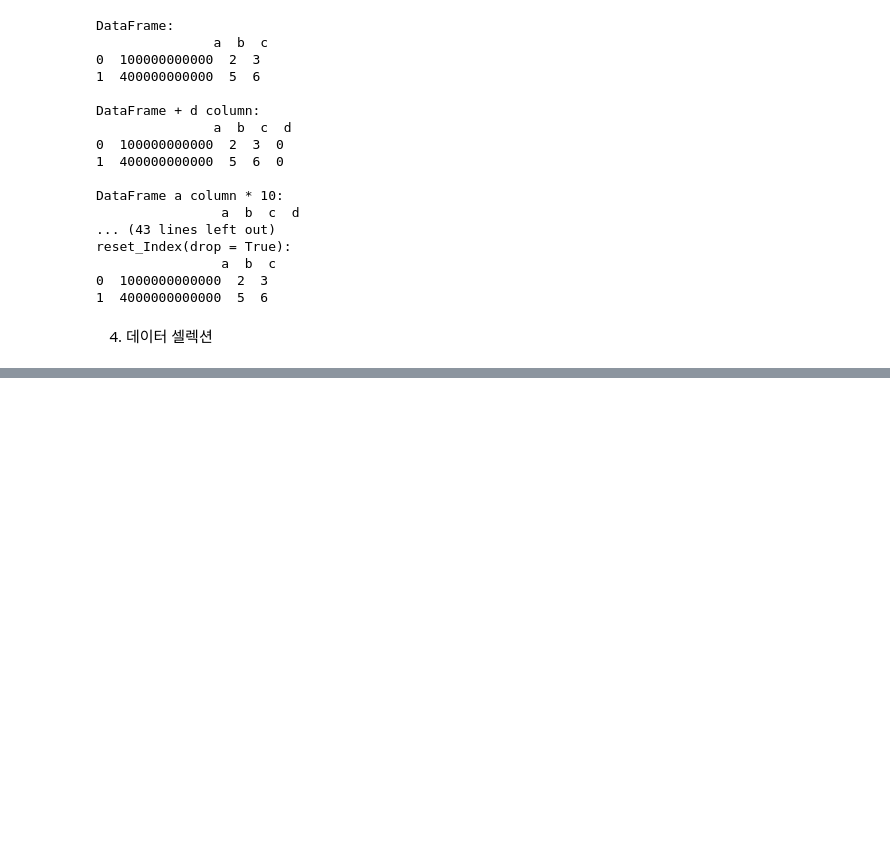
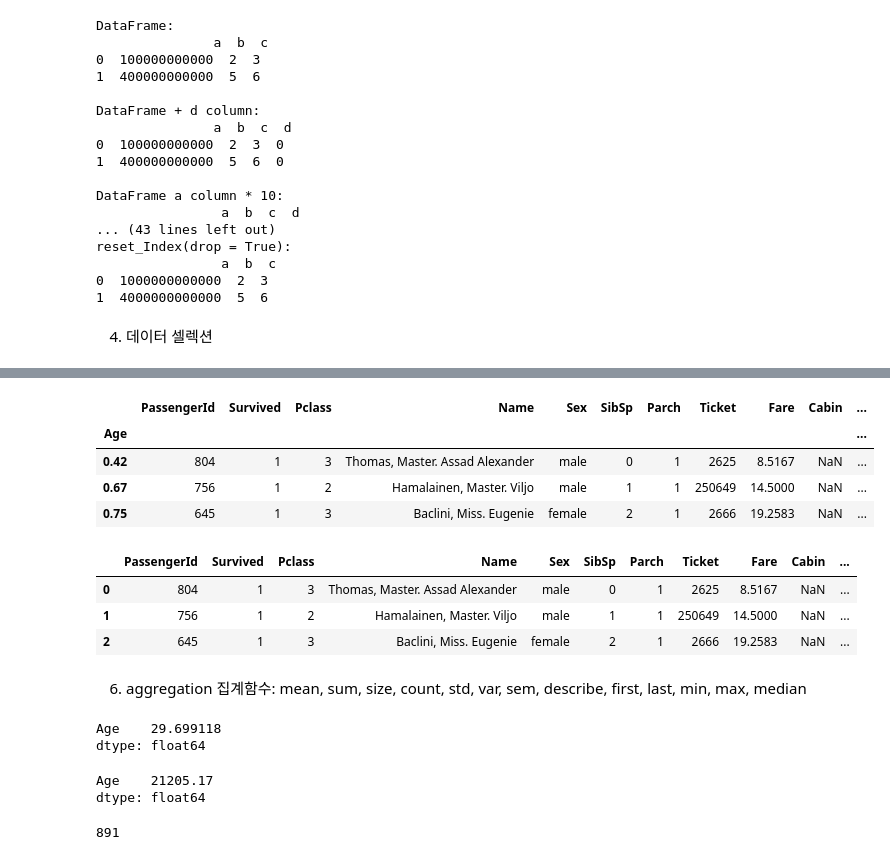
Before and after one commit to jerry-ryu/ML_beginning, a Jupyter notebook: 1.Machine _Learning_ Overview.ipynb, the cells around one changed output, grey strips where cells are left out. Drawn from its saved outputs; the diff is of its cells as text; code cells hidden in the pictures; blank space fills up the shorter version.

```diff
--- a/1.Machine _Learning_ Overview.ipynb
+++ b/1.Machine _Learning_ Overview.ipynb
@@ -967,0 +1074,38 @@ titanic_df[0:1]:
+# %%
+# 데이터 정렬, sort_index(), index 값 기준으로 정렬하기
+df_revised.sort_index(axis = 0).head(3)
+
+## ascending, inplace, na_positiond 파라미터의 역할은 sort_values()와 같다
+# %% [output]
+|  | PassengerId | Survived | Pclass | Name | Sex | SibSp | Parch | Ticket | Fare | Cabin | ... |
+| Age |  |  |  |  |  |  |  |  |  |  | ... |
+| 0.42 | 804 | 1 | 3 | Thomas, Master. Assad Alexander | male | 0 | 1 | 2625 | 8.5167 | NaN | ... |
+| 0.67 | 756 | 1 | 2 | Hamalainen, Master. Viljo | male | 1 | 1 | 250649 | 14.5000 | NaN | ... |
+| 0.75 | 645 | 1 | 3 | Baclini, Miss. Eugenie | female | 2 | 1 | 2666 | 19.2583 | NaN | ... |
+# %%
+# 데이터 정렬, sort_index(),index 값 기준으로 정렬 후 index 새로 할당
+df_revised.sort_index(axis = 0, ignore_index = True).head(3)
+# %% [output]
+|  | PassengerId | Survived | Pclass | Name | Sex | SibSp | Parch | Ticket | Fare | Cabin | ... |
+| 0 | 804 | 1 | 3 | Thomas, Master. Assad Alexander | male | 0 | 1 | 2625 | 8.5167 | NaN | ... |
+| 1 | 756 | 1 | 2 | Hamalainen, Master. Viljo | male | 1 | 1 | 250649 | 14.5000 | NaN | ... |
+| 2 | 645 | 1 | 3 | Baclini, Miss. Eugenie | female | 2 | 1 | 2666 | 19.2583 | NaN | ... |
+# %% [markdown]
+ 6. aggregation 집계함수: mean, sum, size, count, std, var, sem, describe, first, last, min, max, median
+# %%
+# df.mean(), 평균
+titanic_df[['Age']].mean()
+# %% [output]
+Age    29.699118
+dtype: float64
+# %%
+# df.sum(), 합
+titanic_df[['Age']].sum()
+# %% [output]
+Age    21205.17
+dtype: float64
+# %%
+# df.size, 요소의 개수
+titanic_df[['Age']].size
+# %% [output]
+891
```
Also changed, not shown: parts of 50 cells of this notebook.
